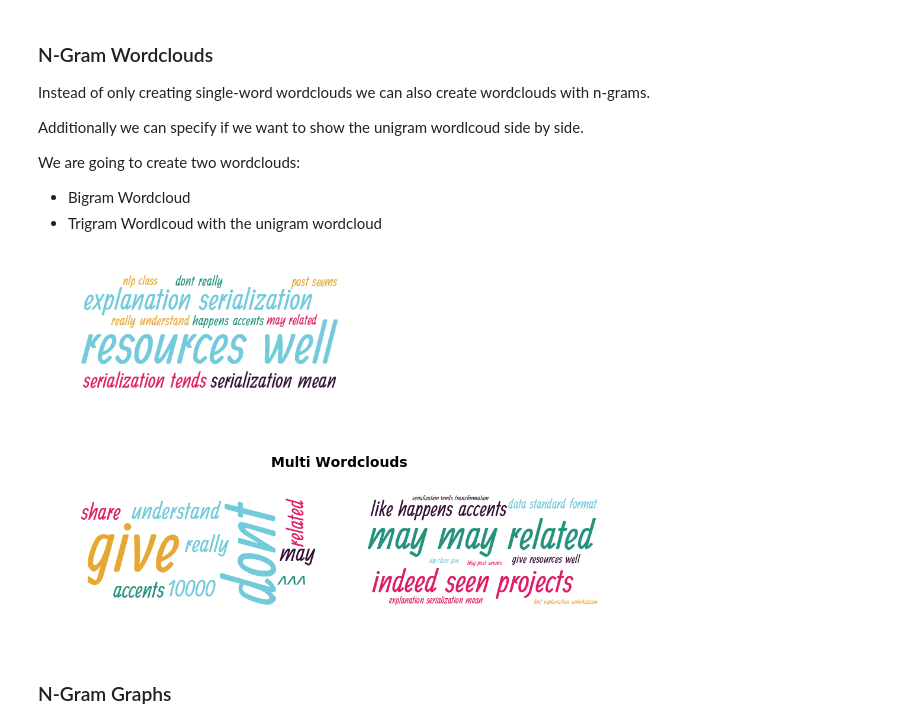
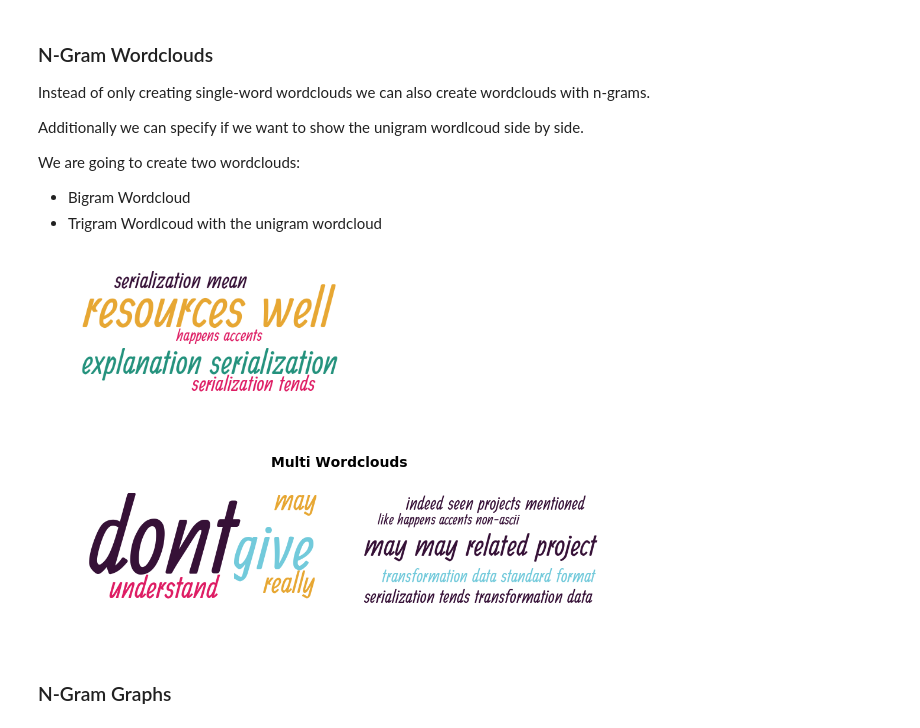
Before and after one commit to woneiros/slack-pack, a Jupyter notebook: code/notebooks/Visualizing_Classified_Topics.ipynb, the cells around one changed output. Cells and saved outputs as stored; diff of their text form; code cells hidden in the pictures.

```diff
--- a/code/notebooks/Visualizing_Classified_Topics.ipynb
+++ b/code/notebooks/Visualizing_Classified_Topics.ipynb
@@ -104,23 +110,23 @@ IMG_FOLDER = '../nlp/data/img/'
 # %%
 # Create the model
 bi_model = TFIDF(window=WINDOW, cleaner=nt.SimpleCleaner(), n_grams=2)
 
 # Create the viz
-bi_wc = vc.Wordcloud(bi_model, 0, max_words=[10,5], font='../nlp/data/font/Ranga-Regular.ttf')
+bi_wc = vc.Wordcloud(bi_model, 0, max_words=[5,5], font='../nlp/data/font/Ranga-Regular.ttf')
 # bi_wc.save_png(IMG_FOLDER + 'bigram_good.png')
 bi_wc.show()
 # %% [output]
-[figure, old version]
+[figure, new version]
 # %%
 # Create the model
-tri_model = TFIDF(window=WINDOW, cleaner=nt.SimpleCleaner(), n_grams=3)
+tri_model = TFIDF(window=WINDOW, cleaner=nt.SimpleCleaner(), n_grams=4)
 
 # Create the viz
-tri_multi_wc = vc.Wordcloud(tri_model, 0, font='../nlp/data/font/Ranga-Regular.ttf', multi_plot=True)
+tri_multi_wc = vc.Wordcloud(tri_model, 0, max_words=[5,5], font='../nlp/data/font/Ranga-Regular.ttf', multi_plot=True)
 # tri_multi_wc.save_png(IMG_FOLDER + 'bigram_good.png')
 tri_multi_wc.show('Multi Wordclouds')
 # %% [output]
-[figure, old version]
+[figure, new version]
 # %% [markdown]
 ### N-Gram Graphs
 # %%
```
Also changed, not shown: parts of 4 cells of this notebook, 8 other files.
